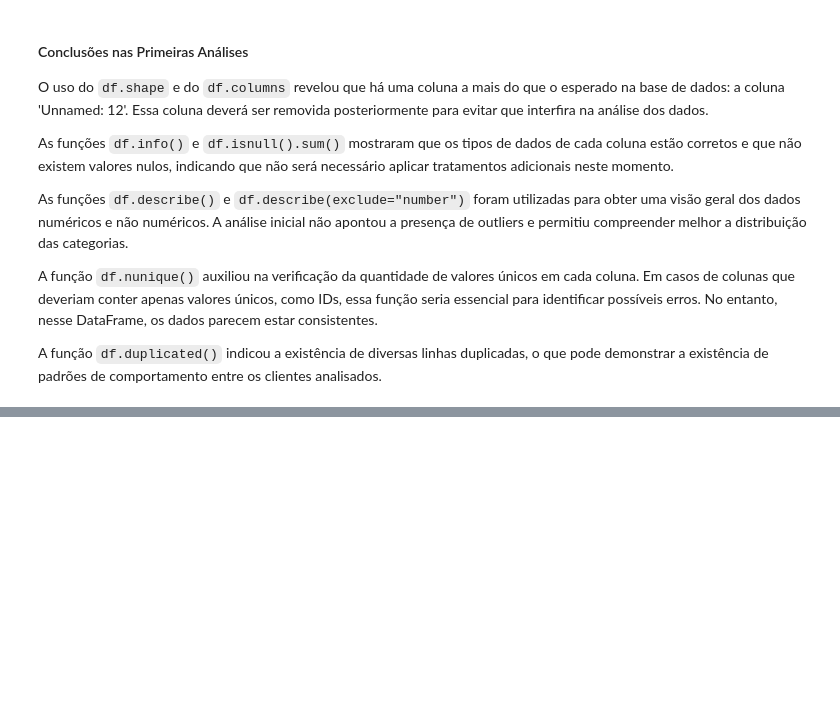
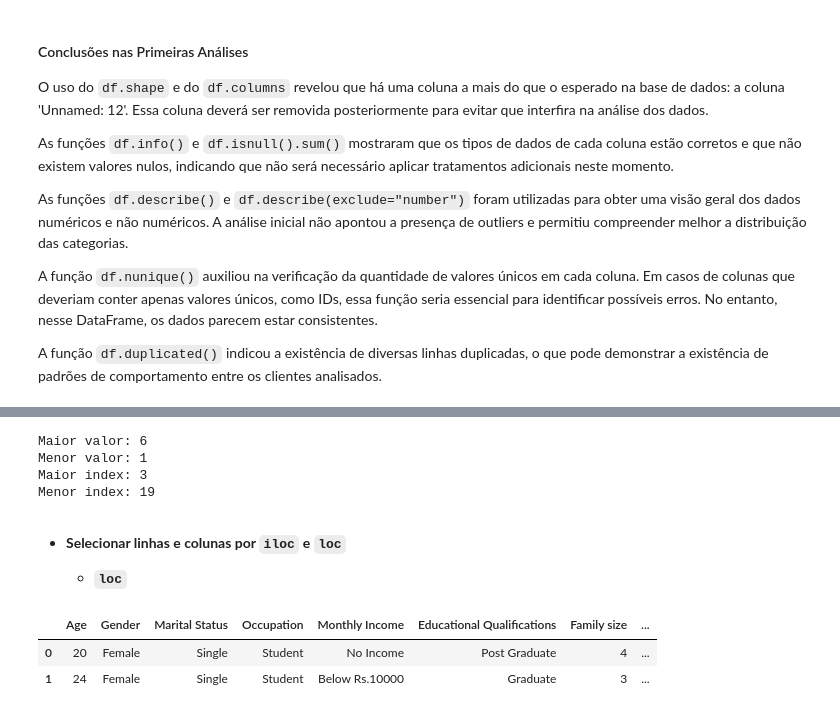
Before and after one commit to FelipeOrlandoLanzara/Data-Science, a Jupyter notebook: 2. Análise de Dados/2.2. Pandas/pandas.ipynb, the cells around one changed output, grey strips where cells are left out. Cells and saved outputs as stored; diff of their text form; code cells hidden in the pictures; blank space fills up the shorter version.

Commit message:
comecando selecionar partes pandas

```diff
--- a/2. Análise de Dados/2.2. Pandas/pandas.ipynb
+++ b/2. Análise de Dados/2.2. Pandas/pandas.ipynb
@@ -379,0 +386,7 @@ A função `df.duplicated()` indicou a existência de diversas linhas duplicadas
+# %%
+import pandas as pd
+
+# Primeiro passo é importar nossa base de dados
+
+BASE = "dados/onlinefoods.csv"
+df = pd.read_csv(BASE)
@@ -379,0 +405,27 @@ A função `df.duplicated()` indicou a existência de diversas linhas duplicadas
+# %%
+# Criação das variáveis
+maior_valor = df['Family size'].max() # maior valor
+menor_valor = df['Family size'].min() # menor valor
+maior_index = df['Family size'].idxmax() # maior index
+menor_index = df['Family size'].idxmin() # menor index
+
+# Print no terminal
+print(f'Maior valor: {maior_valor}')
+print(f'Menor valor: {menor_valor}')
+print(f'Maior index: {maior_index}')
+print(f'Menor index: {menor_index}')
+# %% [output]
+Maior valor: 6
+Menor valor: 1
+Maior index: 3
+Menor index: 19
+# %% [markdown]
+- **Selecionar linhas e colunas por `iloc` e `loc`**
+
+    - **`loc`**
+# %%
+df.iloc[0:2]
+# %% [output]
+|  | Age | Gender | Marital Status | Occupation | Monthly Income | Educational Qualifications | Family size | ... |
+| 0 | 20 | Female | Single | Student | No Income | Post Graduate | 4 | ... |
+| 1 | 24 | Female | Single | Student | Below Rs.10000 | Graduate | 3 | ... |
```
Also changed, not shown: parts of 2 cells of this notebook.
